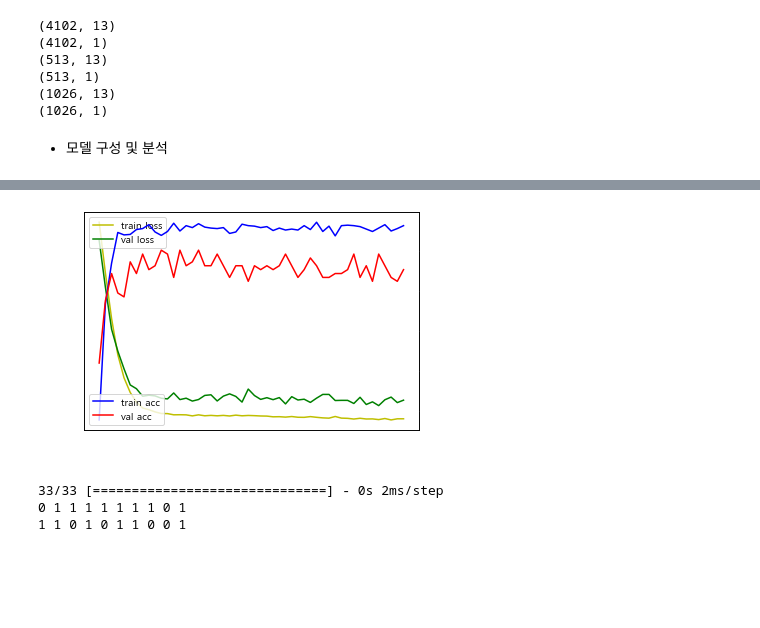
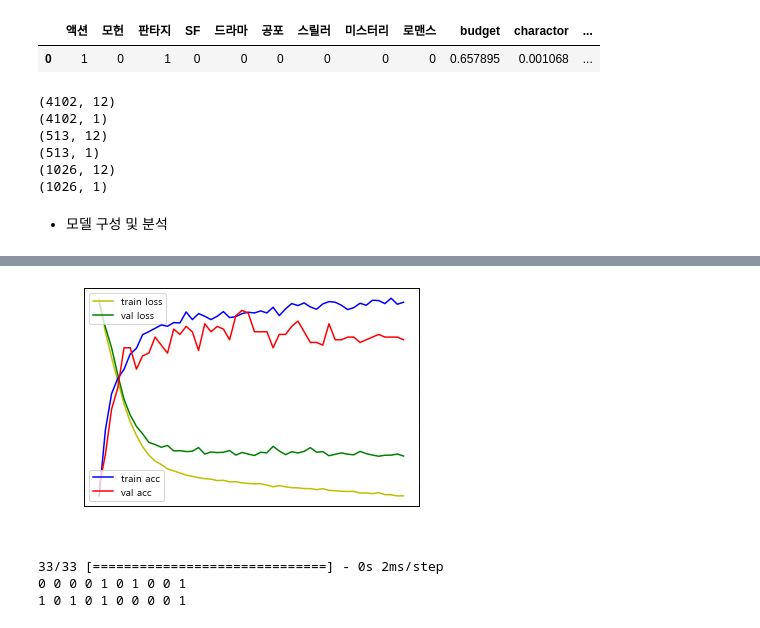
Before and after one commit to sky3085/ripple_ezen, a Jupyter notebook: ML/5.TMDBML.ipynb, the cells around one changed output, grey strips where cells are left out. Cells and saved outputs as stored; diff of their text form; code cells hidden in the pictures; blank space fills up the shorter version.

```diff
--- a/ML/5.TMDBML.ipynb
+++ b/ML/5.TMDBML.ipynb
@@ -6,8 +6,8 @@ import numpy as np
 df = pd.concat([pd.read_csv('data/movie_genres_data.csv'), pd.read_csv('data/movie_data_ID.csv')], axis=1)
 # %%
 # heatmap의 상관관계 있는 장르만 사용해보자
-# 액션, 모험, 판타지 sf, 드라마 공포, 스릴러, 범죄, 로맨스
-df = df.drop(['Family','Animation','Comedy','History','TV Movie','War','Documentary','Western', 'Mystery'], axis=1)
+# 액션, 모험, 판타지 sf, 드라마 공포, 스릴러, 미스터리, 로맨스
+df = df.drop(['가족','애니메이션','코미디', '음악', '역사','TV 영화','전쟁','다큐멘터리','서부', '범죄'], axis=1)
 # %%
 # 로지스틱 회귀 모델(sigmoid) : weight초기화, dropout, ReLU, batch nomalization
 # 결과 : 흥행성공, 흥행 실패, 전체영화 의 평균 정확도
@@ -22,12 +22,17 @@ df.director = df.director / df.director.max()
 df.to_csv('data/movie_data_ML_op.csv', index=False)
 # %%
 df.drop(['title'], axis=1, inplace=True)
+# %%
+df.head(1)
+# %% [output]
+|  | 액션 | 모헌 | 판타지 | SF | 드라마 | 공포 | 스릴러 | 미스터리 | 로맨스 | budget | charactor | ... |
+| 0 | 1 | 0 | 1 | 0 | 0 | 0 | 0 | 0 | 0 | 0.657895 | 0.001068 | ... |
 # %%
 X = np.array(df)
 # %%
 # y_train : 흥행했는지(1) 안했는지(0)
 from sklearn.model_selection import train_test_split
-y = X[:, 13:]
+y = X[:, 12:]
 X = X[:, :-1]
 X_train, X_test, y_train, y_test = train_test_split(X, y, test_size=0.2)
 X_val = X_test[:513]
@@ -40,11 +45,11 @@ print(y_val.shape)
 print(X_test.shape)
 print(y_test.shape)
 # %% [output]
-(4102, 13)
+(4102, 12)
 (4102, 1)
-(513, 13)
+(513, 12)
 (513, 1)
-(1026, 13)
+(1026, 12)
 (1026, 1)
 # %% [markdown]
 - 모델 구성 및 분석
@@ -74,7 +79,7 @@ model = Sequential()
 #model.add(Dense(1, activation='sigmoid'))
 
 # Dropout 68.5%
-model.add(Dense(32, activation='relu', input_dim=13))
+model.add(Dense(32, activation='relu', input_dim=12))
 model.add(Dense(1, activation='sigmoid'))
 
 model.compile(loss='binary_crossentropy', optimizer='adam', metrics=['accuracy'])
@@ -125,5 +130,5 @@ Epoch 6/50
 --------------------
-[figure, old version]
+[figure, new version]
 # %%
 yhat = model.predict(X_test)
 for i in range(10):
@@ -133,8 +138,8 @@ for i in y_test[:10]:
     print(int(*i), end=" ")
 # %% [output]
 33/33 [==============================] - 0s 2ms/step
-0 1 1 1 1 1 1 1 0 1
-1 1 0 1 0 1 1 0 0 1
+0 0 0 0 1 0 1 0 0 1
+1 0 1 0 1 0 0 0 0 1
 # %%
 model.save('model/Dense_Dropout.h5')
 # %%
```
Also changed, not shown: parts of 1 cell of this notebook, 7 other files.
